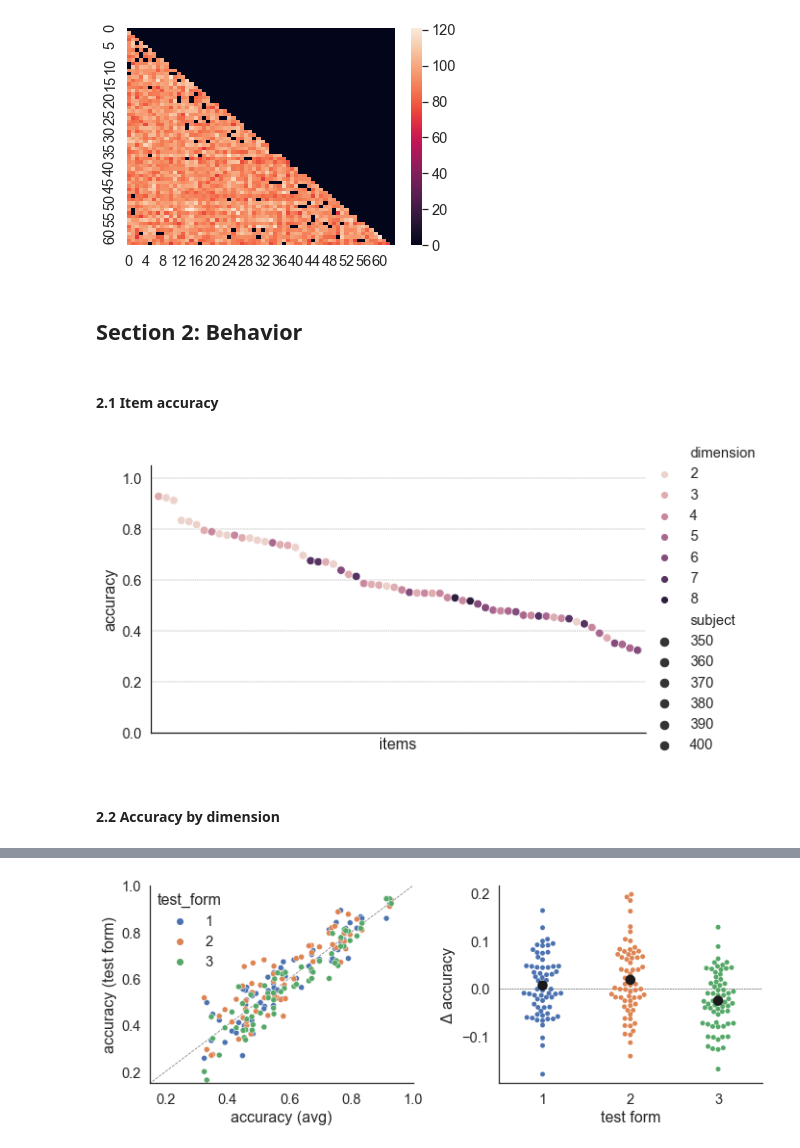
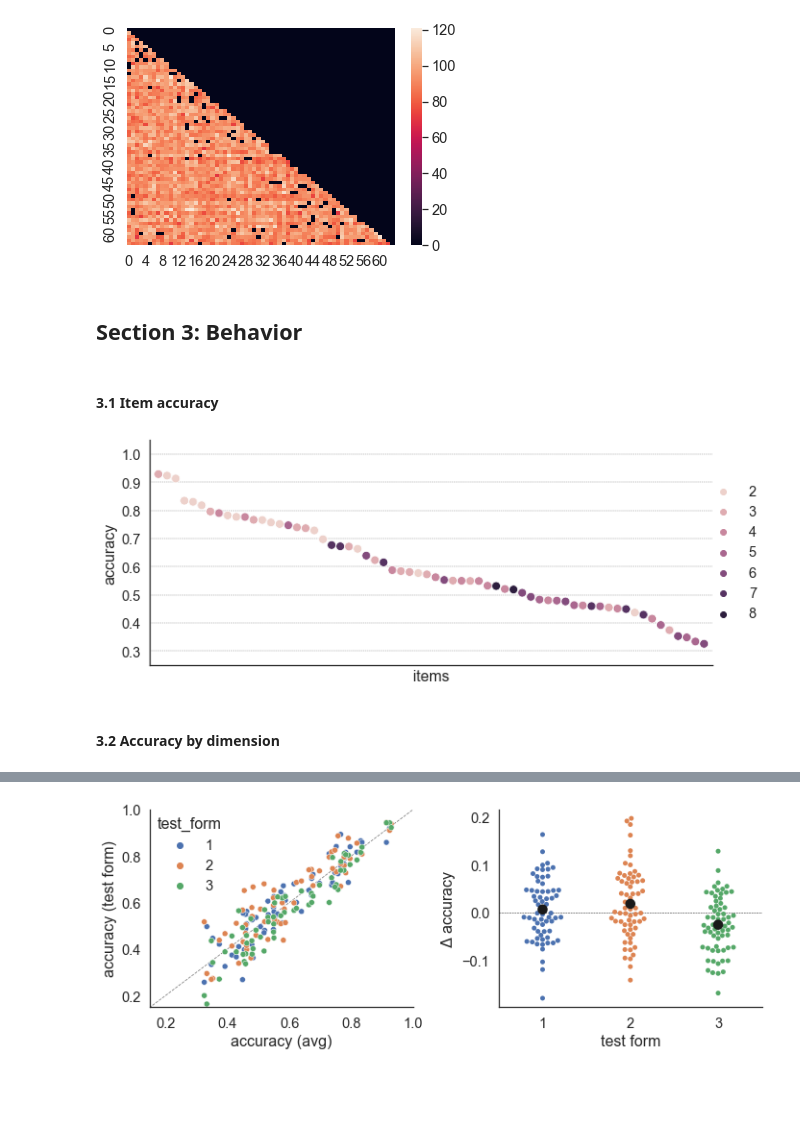
Before and after one commit to ndawlab/mars-irt, a Jupyter notebook: 03_Calibration/02_Descriptive.ipynb, the cells around one changed output, grey strips where cells are left out. Cells and saved outputs as stored; diff of their text form; code cells hidden in the pictures; blank space fills up the shorter version.

```diff
--- a/03_Calibration/02_Descriptive.ipynb
+++ b/03_Calibration/02_Descriptive.ipynb
@@ -95,34 +140,32 @@ sns.heatmap(counts);
 # %% [output]
 [figure]
 # %% [markdown]
-## Section 2: Behavior
+## Section 3: Behavior
 # %% [markdown]
-#### 2.1 Item accuracy
+#### 3.1 Item accuracy
 # %%
 ## Initialize canvas.
-fig, ax = plt.subplots(1,1,figsize=(10,5))
+fig, ax = plt.subplots(1,1,figsize=(10,4))
 
 ## Compute summary statistics.
 gb = data.groupby('item').agg({'subject':'count','accuracy':'mean','dimension':'mean'})
 gb = gb.loc[gb.accuracy.sort_values(ascending=False).index]
 n_item = gb.shape[0]
 
 ## Plot accuracy.
-sns.scatterplot(x=np.arange(n_item), y=gb.accuracy, hue=gb.dimension, size=gb.subject,
-                data=gb, size_norm=(70,120), ax=ax)
+sns.scatterplot(x=np.arange(n_item), y=gb.accuracy, hue=gb.dimension, data=gb, s=80, ax=ax)
 ax.grid(axis='y', color='0.5', lw=0.4, linestyle='--', zorder=-1)
 
-
 ## Add details.
-ax.set(xlim=(-1, n_item), xticks=[], xlabel='items', ylim=(0,1.05), ylabel='accuracy')
-ax.legend(loc=7, bbox_to_anchor=(1.25,0.5), frameon=False)
+ax.set(xlim=(-1, n_item), xticks=[], xlabel='items', ylim=(0.25,1.05), ylabel='accuracy')
+ax.legend(loc=7, bbox_to_anchor=(1.1,0.5), frameon=False)
 
 sns.despine()
 plt.tight_layout()
 # %% [output]
-[figure, old version]
+[figure, new version]
 # %% [markdown]
-#### 2.2 Accuracy by dimension
+#### 3.2 Accuracy by dimension
 # %%
 ## Initialize canvas.
 fig, ax = plt.subplots(1,1,figsize=(6,4))
```
Also changed, not shown: parts of 30 cells of this notebook.
